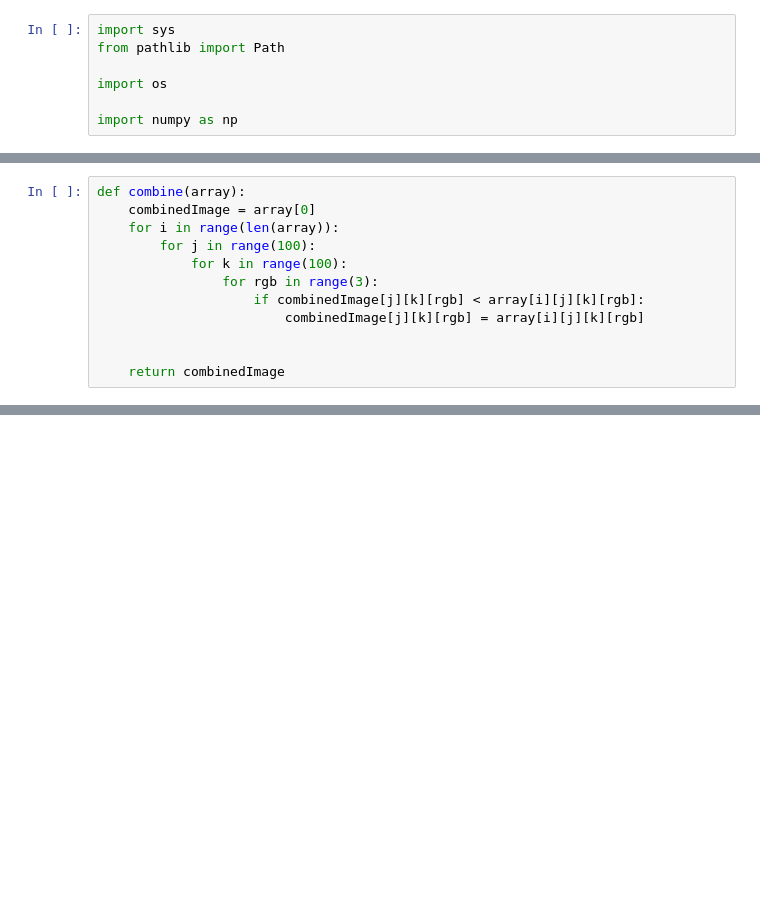
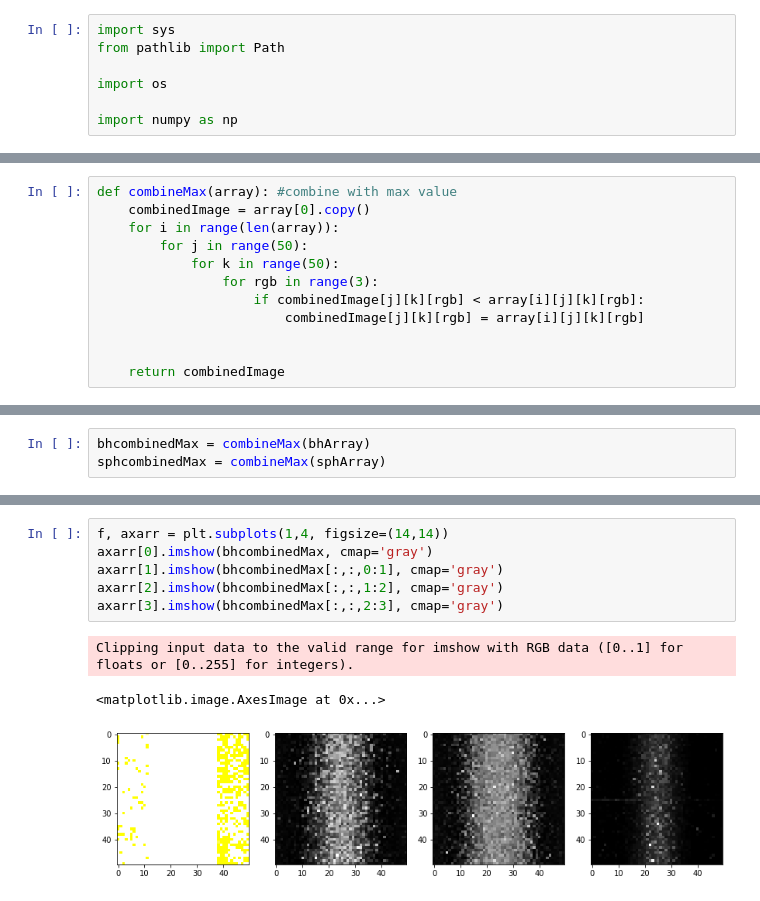
Before and after one commit to 591291-hvl/Bachelor, a Jupyter notebook: Code/notebooks/Tester/heatmap.ipynb, the cells around one changed output, grey strips where cells are left out. Saved outputs shown, nothing was run; the diff lists cells and outputs as text; blank space fills up the shorter version.

```diff
--- a/Code/notebooks/Tester/heatmap.ipynb
+++ b/Code/notebooks/Tester/heatmap.ipynb
@@ -16,9 +28,9 @@ from plotCreator import *
 # %%
-def combine(array):
-    combinedImage = array[0]
+def combineMax(array): #combine with max value
+    combinedImage = array[0].copy()
     for i in range(len(array)):
-        for j in range(100):
-            for k in range(100):
+        for j in range(50):
+            for k in range(50):
                 for rgb in range(3):
                     if combinedImage[j][k][rgb] < array[i][j][k][rgb]:
                         combinedImage[j][k][rgb] = array[i][j][k][rgb]
@@ -49,0 +49,3 @@ standardPlot(combined[:,:,2:3])
+# %%
+bhcombinedMax = combineMax(bhArray)
+sphcombinedMax = combineMax(sphArray)
@@ -49,0 +84,10 @@ standardPlot(combined[:,:,2:3])
+# %%
+f, axarr = plt.subplots(1,4, figsize=(14,14))
+axarr[0].imshow(bhcombinedMax, cmap='gray')
+axarr[1].imshow(bhcombinedMax[:,:,0:1], cmap='gray')
+axarr[2].imshow(bhcombinedMax[:,:,1:2], cmap='gray')
+axarr[3].imshow(bhcombinedMax[:,:,2:3], cmap='gray')
+# %% [output]
+Clipping input data to the valid range for imshow with RGB data ([0..1] for floats or [0..255] for integers).
+<matplotlib.image.AxesImage at 0x...>
+[figure, added]
```
Also changed, not shown: parts of 20 cells of this notebook, 1 other file.
